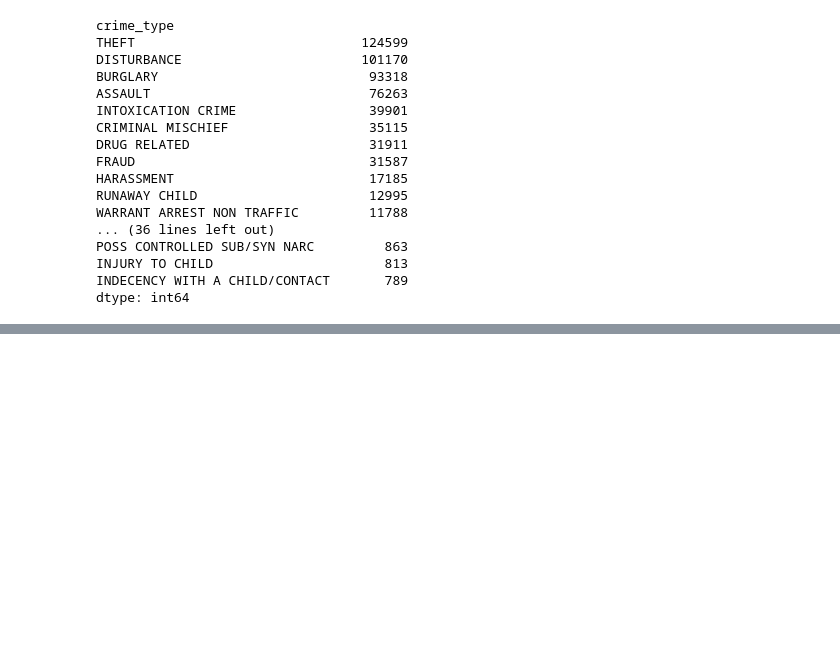
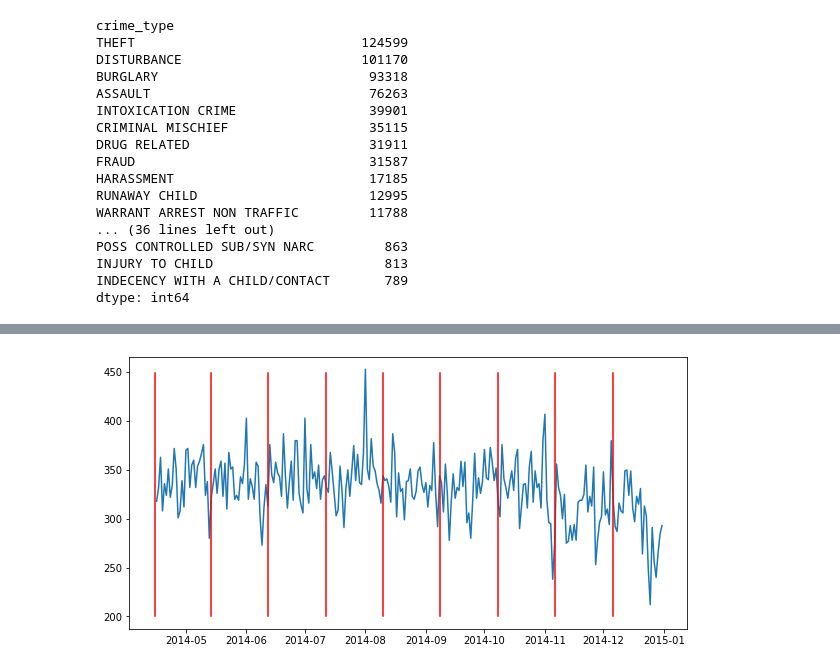
Before and after one commit to flashforward89/Project-1, a Jupyter notebook: Erin Folder/Crime_MoonPhase.ipynb, the cells around one changed output, grey strips where cells are left out. Drawn from its saved outputs; the diff is of its cells as text; code cells hidden in the pictures; blank space fills up the shorter version.

```diff
--- a/Erin Folder/Crime_MoonPhase.ipynb
+++ b/Erin Folder/Crime_MoonPhase.ipynb
@@ -270,0 +324,8 @@ dtype: int64
+# %%
+#crime_df = top_crime.loc[(top_crime['crime_type'] == 'THEFT') & (top_crime['crime_type'] == 'DISTURBANCE')]
+fourteen_df = date_df.loc[(date_df['occ_date'] >= "2014-04-15") & (date_df['occ_date'] <= "2014-12-31")]
+fourteen_df = fourteen_df.iloc[1:]
+fourteen_df
+# %%
+fourteen_full_moon = moon_df.loc[(moon_df['Lunar Phase'] == 'Full Moon') & (moon_df['Local Date'] >= "2014-04-15") & (moon_df['Local Date'] <= "2014-12-31")]
+fourteen_full_moon
@@ -270,0 +343,18 @@ dtype: int64
+# %%
+plt.figure(figsize= (10,5))
+plt.plot(fourteen_df['occ_date'], fourteen_df['crime_type'])
+#line where x value stays the same and y value changes
+#x for x in range 200 to 450
+for i, row in fourteen_full_moon.iterrows():
+    x= [row['Local Date'] for x in range (200, 450)]
+    y= [x for x in range (200, 450)]
+
+    plt.plot(x, y, color="red")
+
+plt.show()
+
+#do .count to find all the moon phases and use the replace function to replace the phases with numbers-
+#either make the full moon number scaled with the crime data or do a second y axis
+#scale 400 to be full moon and 200 to be new moon
+# %% [output]
+[figure, added]
```
Also changed, not shown: parts of 15 cells of this notebook, 1 other file.
